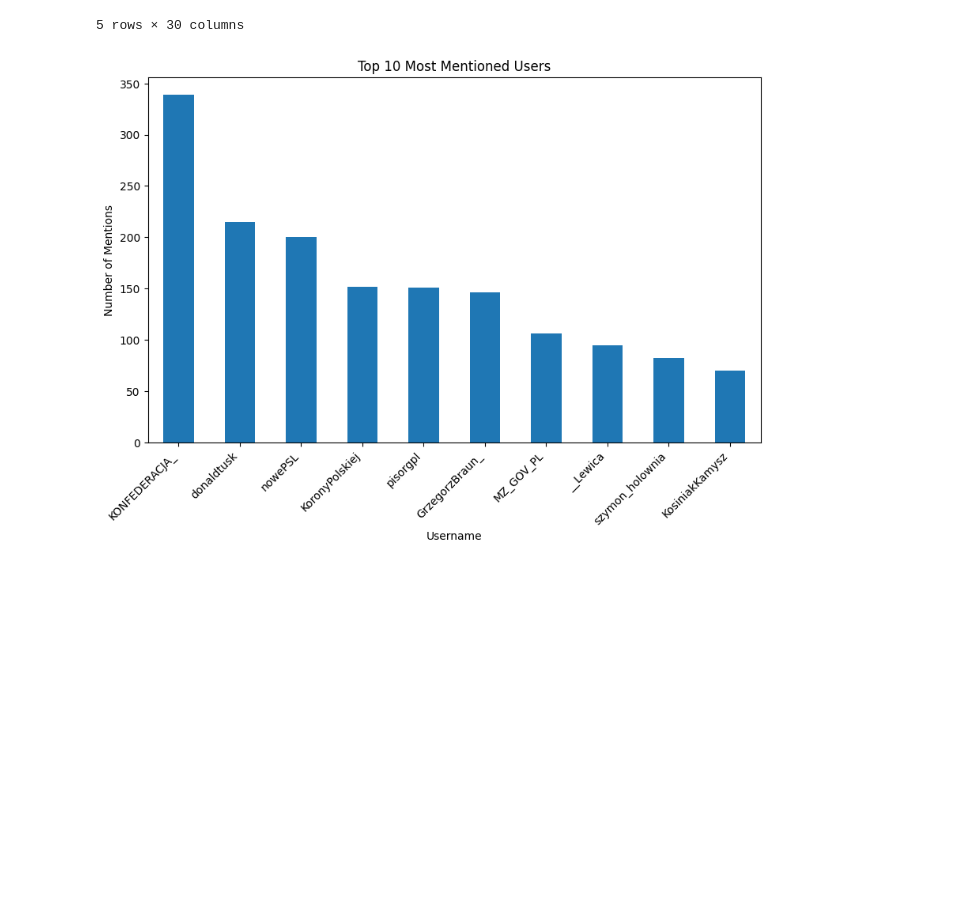
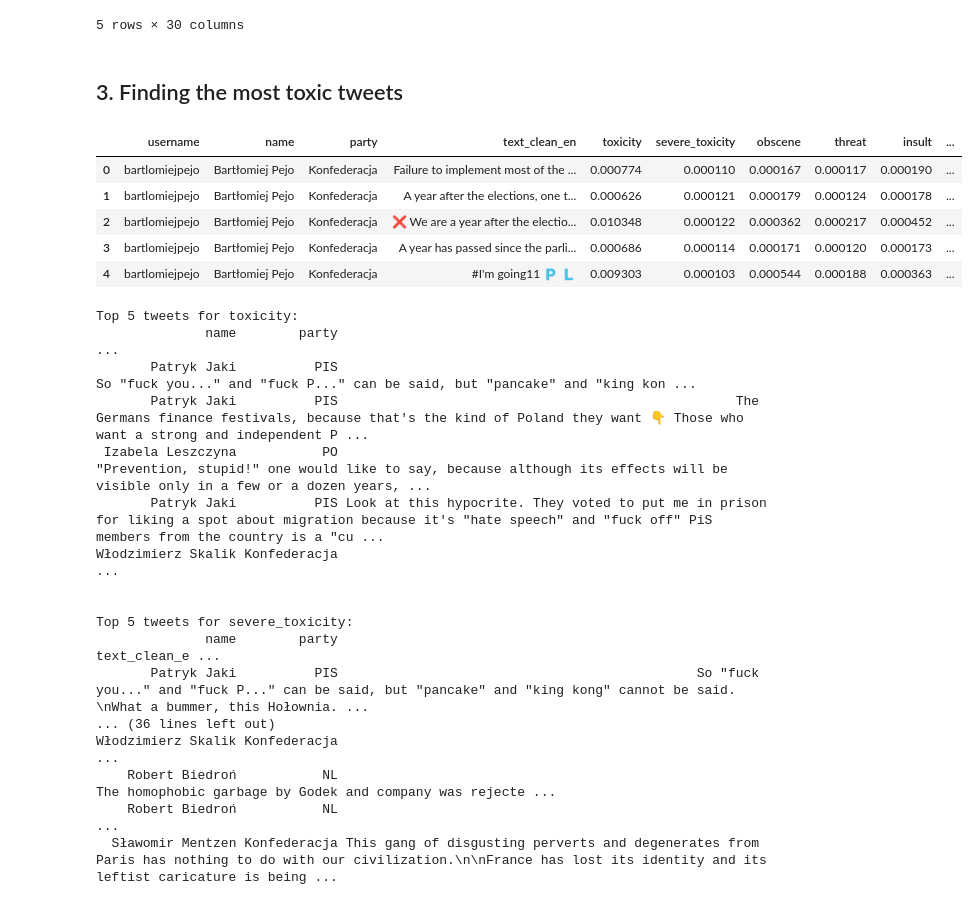
Before and after one commit to MPKuchciak/Twitter, a Jupyter notebook: 7. Hate speech.ipynb, the cells around one changed output. Cells and saved outputs as stored; diff of their text form; code cells hidden in the pictures; blank space fills up the shorter version.

```diff
--- a/7. Hate speech.ipynb
+++ b/7. Hate speech.ipynb
@@ -30,16 +33,0 @@ df['mentions'] = df['mentions'].apply(lambda x: [mention[1:] if mention.startswi
-# %%
-# Explode the mentions column to have one mention per row
-mentions_exploded = df.explode('mentions')
-
-# Count the occurrences of each mention
-mention_counts = mentions_exploded['mentions'].value_counts().head(10)
-
-# Plot the top 10 most mentioned users
-mention_counts.plot(kind='bar', figsize=(10, 6))
-plt.title('Top 10 Most Mentioned Users')
-plt.xlabel('Username')
-plt.ylabel('Number of Mentions')
-plt.xticks(rotation=45, ha='right')
-plt.show()
-# %% [output]
-[figure, removed]
@@ -61,0 +34,43 @@ plt.show()
+# %% [markdown]
+## 3. Finding the most toxic tweets
+# %%
+model = Detoxify('original', device='cuda')
+detoxify_results = df['text_clean_en'].apply(lambda x: model.predict(x) if pd.notnull(x) else {})
+detoxify_df = pd.json_normalize(detoxify_results)
+df = pd.concat([df, detoxify_df], axis=1)
+df.head()
+# %% [output]
+|  | username | name | party | text_clean_en | toxicity | severe_toxicity | obscene | threat | insult | ... |
+| 0 | bartlomiejpejo | Bartłomiej Pejo | Konfederacja | Failure to implement most of the ... | 0.000774 | 0.000110 | 0.000167 | 0.000117 | 0.000190 | ... |
+| 1 | bartlomiejpejo | Bartłomiej Pejo | Konfederacja | A year after the elections, one t... | 0.000626 | 0.000121 | 0.000179 | 0.000124 | 0.000178 | ... |
+| 2 | bartlomiejpejo | Bartłomiej Pejo | Konfederacja | ❌ We are a year after the electio... | 0.010348 | 0.000122 | 0.000362 | 0.000217 | 0.000452 | ... |
+| 3 | bartlomiejpejo | Bartłomiej Pejo | Konfederacja | A year has passed since the parli... | 0.000686 | 0.000114 | 0.000171 | 0.000120 | 0.000173 | ... |
+| 4 | bartlomiejpejo | Bartłomiej Pejo | Konfederacja | #I'm going11 🇵 🇱 | 0.009303 | 0.000103 | 0.000544 | 0.000188 | 0.000363 | ... |
+# %%
+pd.set_option('display.max_colwidth', None)
+df
+categories = ['toxicity', 'severe_toxicity', 'obscene', 'threat', 'insult', 'identity_attack']
+
+for category in categories:
+    print(f"Top 5 tweets for {category}:")
+    top_tweets = df.nlargest(5, category)[['name', 'party', 'text_clean_en', category]]
+    print(top_tweets.to_string(index=False))
+    print("\n")
+# %% [output]
+Top 5 tweets for toxicity:
+              name        party                                                                                                                                                                          ...
+       Patryk Jaki          PIS                                                                                                So "fuck you..." and "fuck P..." can be said, but "pancake" and "king kon ...
+       Patryk Jaki          PIS                                                   The Germans finance festivals, because that's the kind of Poland they want 👇 Those who want a strong and independent P ...
+ Izabela Leszczyna           PO                                                "Prevention, stupid!" one would like to say, because although its effects will be visible only in a few or a dozen years, ...
+       Patryk Jaki          PIS Look at this hypocrite. They voted to put me in prison for liking a spot about migration because it's "hate speech" and "fuck off" PiS members from the country is a "cu ...
+Włodzimierz Skalik Konfederacja                                                                                                                                                                          ...
+
+
+Top 5 tweets for severe_toxicity:
+              name        party                                                                                                                                                             text_clean_e ...
+       Patryk Jaki          PIS                                              So "fuck you..." and "fuck P..." can be said, but "pancake" and "king kong" cannot be said. \nWhat a bummer, this Hołownia. ...
+... (36 lines left out)
+Włodzimierz Skalik Konfederacja                                                                                                                                                                          ...
+    Robert Biedroń           NL                                                                                                                  The homophobic garbage by Godek and company was rejecte ...
+    Robert Biedroń           NL                                                                                                                                                                          ...
+  Sławomir Mentzen Konfederacja This gang of disgusting perverts and degenerates from Paris has nothing to do with our civilization.\n\nFrance has lost its identity and its leftist caricature is being ...
```
Also changed, not shown: parts of 16 cells of this notebook.
